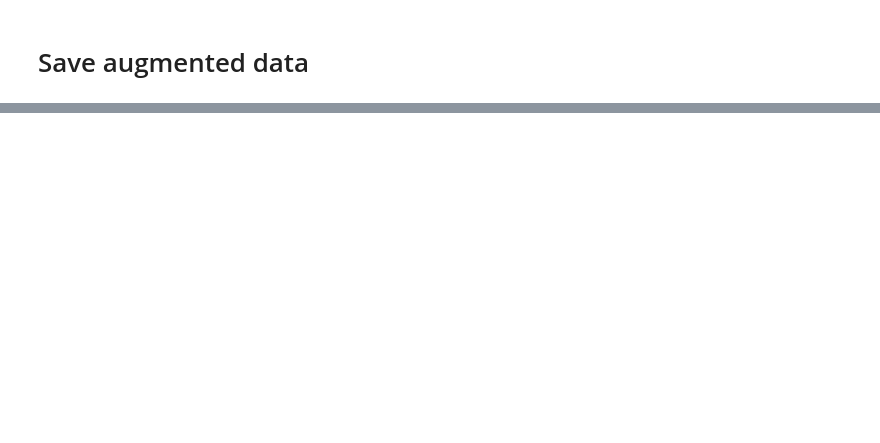
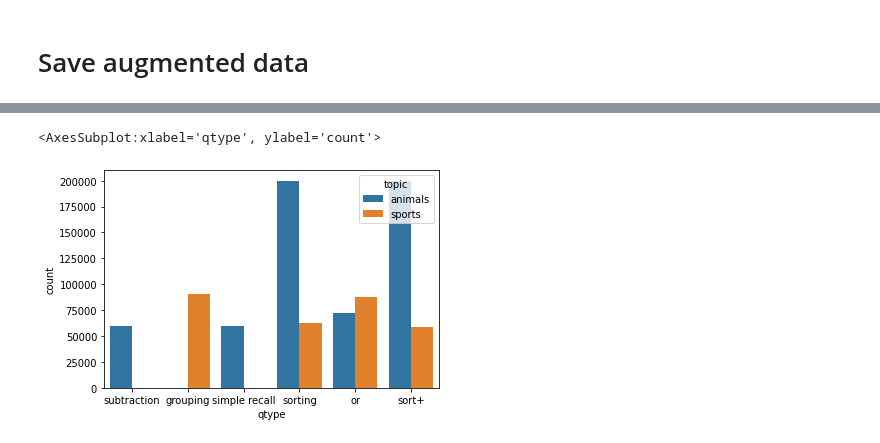
Before and after one commit to omarkapur-mids/Exploring-Data-Augmentation-for-QA-with-T5, a Jupyter notebook: DROP/DataGeneration_All-ok.ipynb, the cells around one changed output, grey strips where cells are left out. Cells and saved outputs as stored; diff of their text form; code cells hidden in the pictures; blank space fills up the shorter version.

Commit message:
tweaks to data gen notebook

```diff
--- a/DROP/DataGeneration_All-ok.ipynb
+++ b/DROP/DataGeneration_All-ok.ipynb
@@ -1112,0 +1130,5 @@ ax[1]=sns.countplot(x=aug_df.topic,ax=ax[1])
+# %%
+sns.countplot(x='qtype',hue='topic',data=aug_df)
+# %% [output]
+<AxesSubplot:xlabel='qtype', ylabel='count'>
+[figure, added]
```
Also changed, not shown: parts of 16 cells of this notebook.
